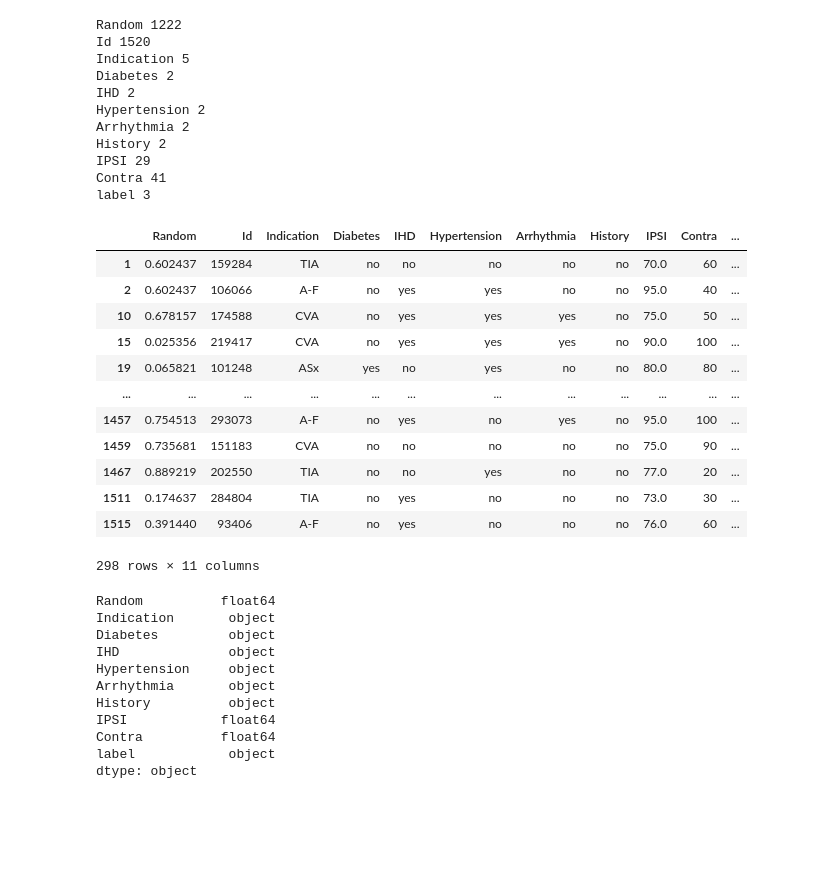
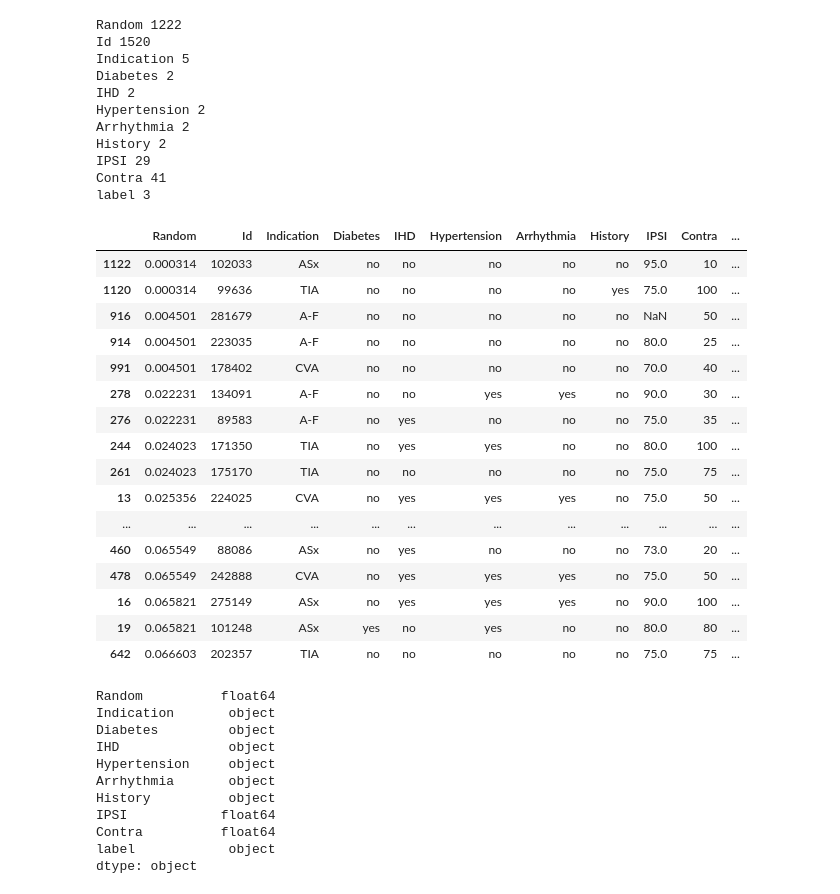
Before and after one commit to AntonyLeons/Data-Mining-ACW, a Jupyter notebook: Legacy_Data.ipynb, the cells around one changed output. Drawn from its saved outputs; the diff is of its cells as text; code cells hidden in the pictures; blank space fills up the shorter version.

```diff
--- a/Legacy_Data.ipynb
+++ b/Legacy_Data.ipynb
@@ -106,21 +107,26 @@ label 3
 # %%
 data_copy = data.copy() #copy original dataframe
 # %%
-data_copy[data_copy['Random'].duplicated()] # we can see the duplicated random records are unique
+duplicated = data_copy['Random'].duplicated(keep=False)
+data_copy[duplicated].sort_values(by=['Random']).head(30) # we can see the duplicated random records are unique
 # %% [output]
 |  | Random | Id | Indication | Diabetes | IHD | Hypertension | Arrhythmia | History | IPSI | Contra | ... |
-| 1 | 0.602437 | 159284 | TIA | no | no | no | no | no | 70.0 | 60 | ... |
-| 2 | 0.602437 | 106066 | A-F | no | yes | yes | no | no | 95.0 | 40 | ... |
-| 10 | 0.678157 | 174588 | CVA | no | yes | yes | yes | no | 75.0 | 50 | ... |
-| 15 | 0.025356 | 219417 | CVA | no | yes | yes | yes | no | 90.0 | 100 | ... |
+| 1122 | 0.000314 | 102033 | ASx | no | no | no | no | no | 95.0 | 10 | ... |
+| 1120 | 0.000314 | 99636 | TIA | no | no | no | no | yes | 75.0 | 100 | ... |
+| 916 | 0.004501 | 281679 | A-F | no | no | no | no | no | NaN | 50 | ... |
+| 914 | 0.004501 | 223035 | A-F | no | no | no | no | no | 80.0 | 25 | ... |
+| 991 | 0.004501 | 178402 | CVA | no | no | no | no | no | 70.0 | 40 | ... |
+| 278 | 0.022231 | 134091 | A-F | no | no | yes | yes | no | 90.0 | 30 | ... |
+| 276 | 0.022231 | 89583 | A-F | no | yes | no | no | no | 75.0 | 35 | ... |
+| 244 | 0.024023 | 171350 | TIA | no | yes | yes | no | no | 80.0 | 100 | ... |
+| 261 | 0.024023 | 175170 | TIA | no | no | no | no | no | 75.0 | 75 | ... |
+| 13 | 0.025356 | 224025 | CVA | no | yes | yes | yes | no | 75.0 | 50 | ... |
+| ... | ... | ... | ... | ... | ... | ... | ... | ... | ... | ... | ... |
+| 460 | 0.065549 | 88086 | ASx | no | yes | no | no | no | 73.0 | 20 | ... |
+| 478 | 0.065549 | 242888 | CVA | no | yes | yes | yes | no | 75.0 | 50 | ... |
+| 16 | 0.065821 | 275149 | ASx | no | yes | yes | yes | no | 90.0 | 100 | ... |
 | 19 | 0.065821 | 101248 | ASx | yes | no | yes | no | no | 80.0 | 80 | ... |
-| ... | ... | ... | ... | ... | ... | ... | ... | ... | ... | ... | ... |
-| 1457 | 0.754513 | 293073 | A-F | no | yes | no | yes | no | 95.0 | 100 | ... |
-| 1459 | 0.735681 | 151183 | CVA | no | no | no | no | no | 75.0 | 90 | ... |
-| 1467 | 0.889219 | 202550 | TIA | no | no | yes | no | no | 77.0 | 20 | ... |
-| 1511 | 0.174637 | 284804 | TIA | no | yes | no | no | no | 73.0 | 30 | ... |
-| 1515 | 0.391440 | 93406 | A-F | no | yes | no | no | no | 76.0 | 60 | ... |
+| 642 | 0.066603 | 202357 | TIA | no | no | no | no | no | 75.0 | 75 | ... |
-298 rows × 11 columns
 # %%
 data_copy.set_index('Id',inplace=True,verify_integrity=True) # setting unique index as Id is unique
 # %%
```
Also changed, not shown: parts of 69 cells of this notebook, 3 other files.
